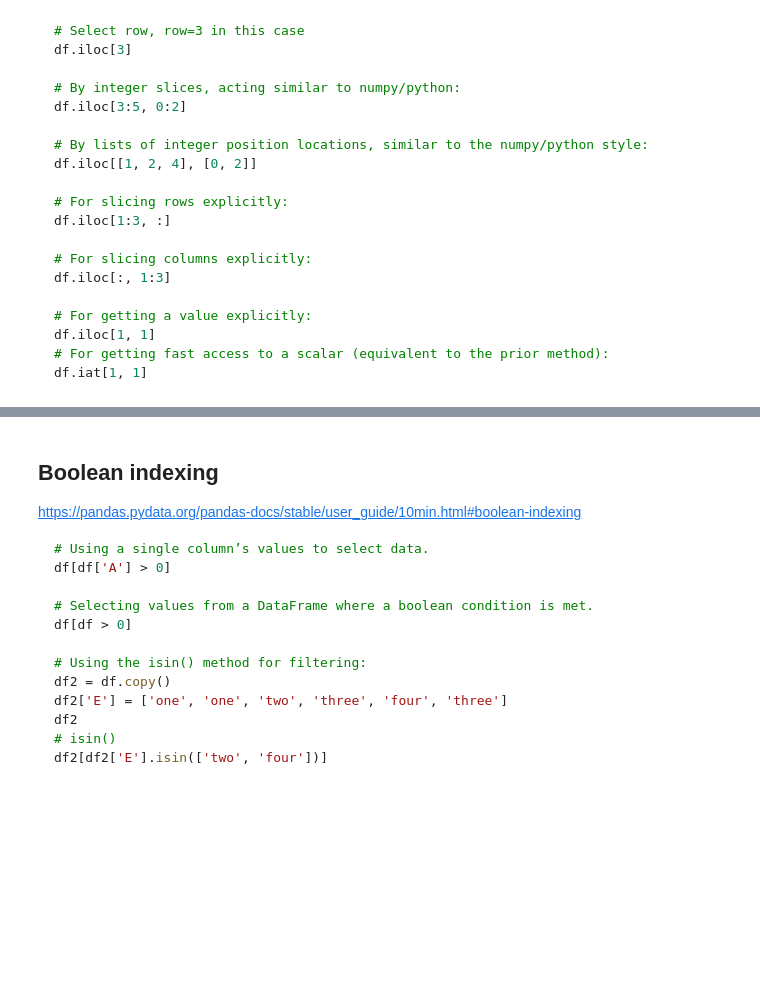
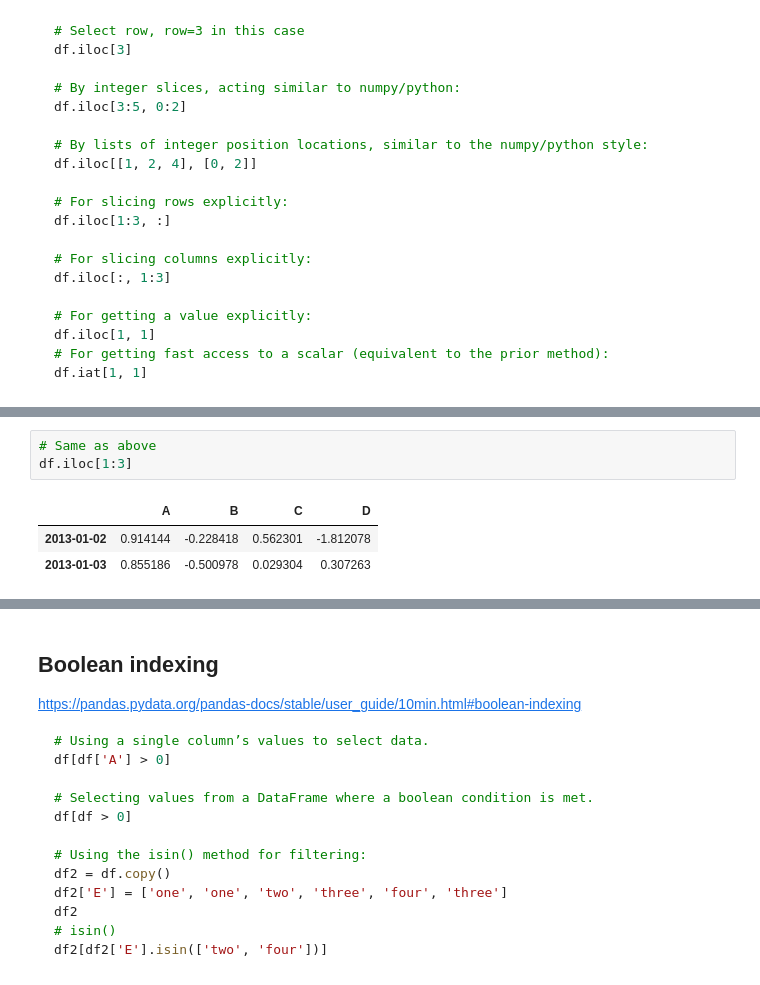
Before and after one commit to caballerofelipe/jupyterLearningNotebooks, a Jupyter notebook: pandas/pandas_notes.ipynb, the cells around one changed output, grey strips where cells are left out. Saved outputs shown, nothing was run; the diff lists cells and outputs as text; blank space fills up the shorter version.

```diff
--- a/pandas/pandas_notes.ipynb
+++ b/pandas/pandas_notes.ipynb
@@ -481,3 +503,10 @@ df.iloc[1:3, :]
+# %%
+# Same as above
+df.iloc[1:3]
+# %% [output]
+|  | A | B | C | D |
+| 2013-01-02 | 0.914144 | -0.228418 | 0.562301 | -1.812078 |
+| 2013-01-03 | 0.855186 | -0.500978 | 0.029304 | 0.307263 |
 # %%
 # For slicing columns explicitly:
 df.iloc[:, 1:3]
```
Also changed, not shown: parts of 51 cells of this notebook.
